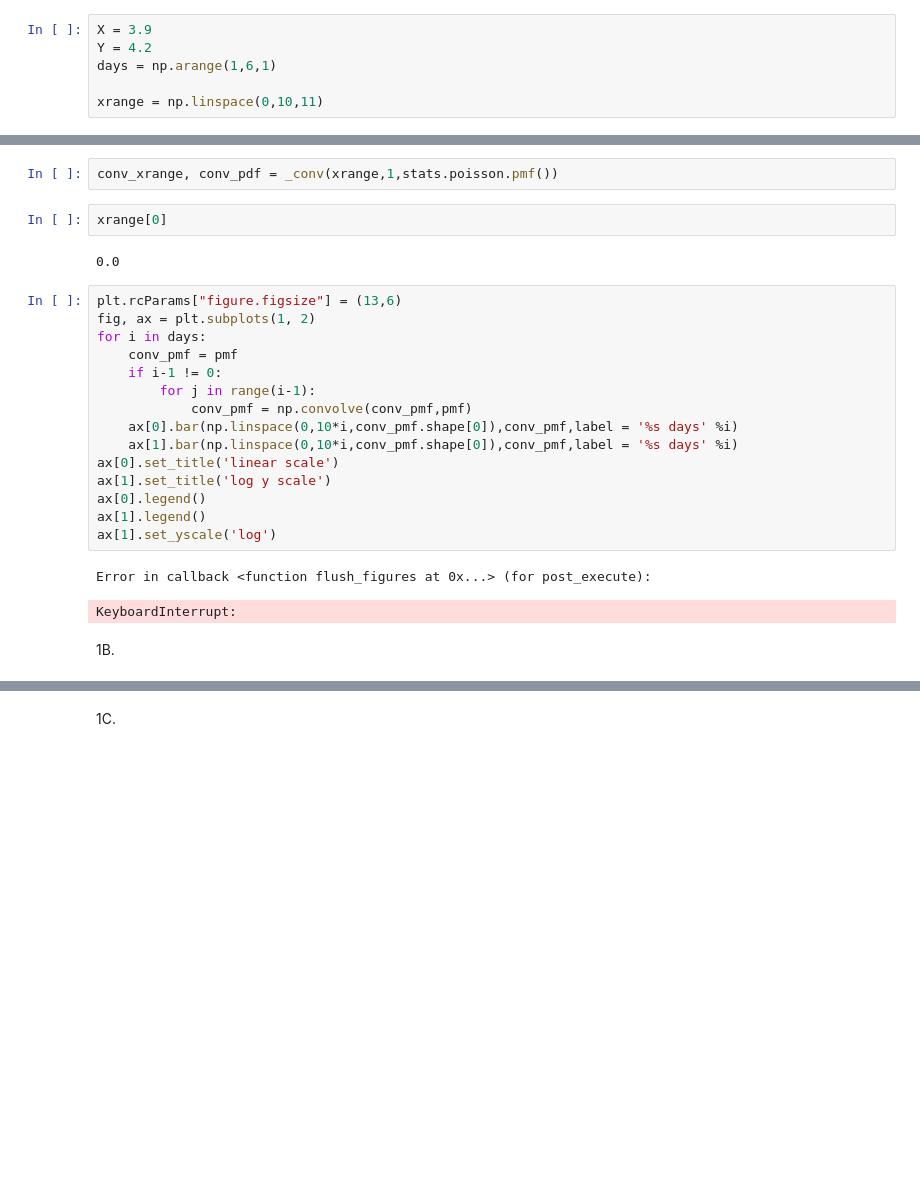
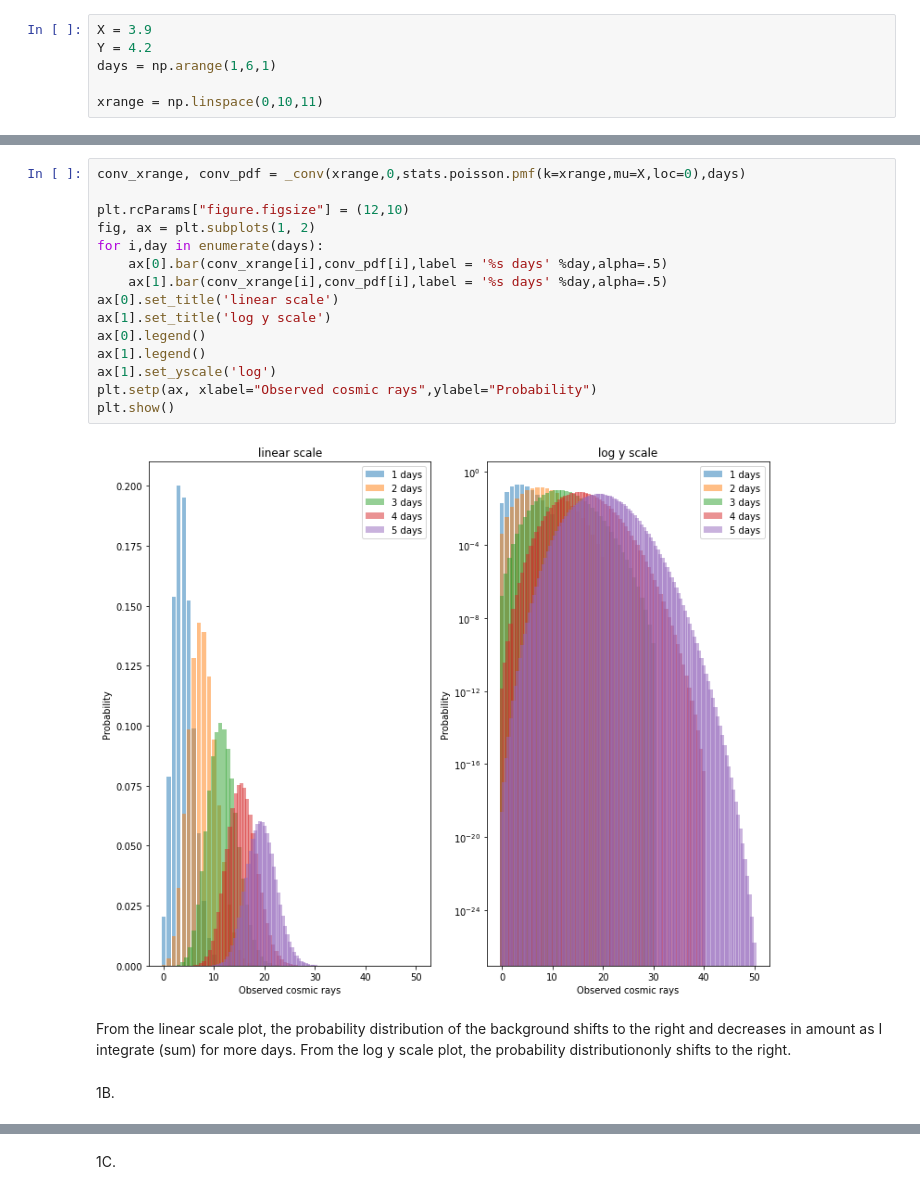
Before and after one commit to Noam-91/Advanced-Data-Analysis-Techniques-for-Large-Datasets, a Jupyter notebook: Lab#2.ipynb, the cells around one changed output, grey strips where cells are left out. Saved outputs shown, nothing was run; the diff lists cells and outputs as text; blank space fills up the shorter version.

```diff
--- a/Lab#2.ipynb
+++ b/Lab#2.ipynb
@@ -36,29 +36,24 @@ def _conv (xrange, sumOrAvg, pdf, times):
             ans_dist['conv_xrange'].append(conv_xrange)
             ans_dist['conv_pdf'].append(conv_pdf)
         return ans_dist['conv_xrange'], ans_dist['conv_pdf']
-# %%
-conv_xrange, conv_pdf = _conv(xrange,1,stats.poisson.pmf())
-# %%
-xrange[0]
-# %% [output]
-0.0
 # %%
-plt.rcParams["figure.figsize"] = (13,6)
+conv_xrange, conv_pdf = _conv(xrange,0,stats.poisson.pmf(k=xrange,mu=X,loc=0),days)
+
+plt.rcParams["figure.figsize"] = (12,10)
 fig, ax = plt.subplots(1, 2)
-for i in days:
-    conv_pmf = pmf
-    if i-1 != 0:
-        for j in range(i-1):
-            conv_pmf = np.convolve(conv_pmf,pmf)
-    ax[0].bar(np.linspace(0,10*i,conv_pmf.shape[0]),conv_pmf,label = '%s days' %i)
-    ax[1].bar(np.linspace(0,10*i,conv_pmf.shape[0]),conv_pmf,label = '%s days' %i)
+for i,day in enumerate(days):
+    ax[0].bar(conv_xrange[i],conv_pdf[i],label = '%s days' %day,alpha=.5)
+    ax[1].bar(conv_xrange[i],conv_pdf[i],label = '%s days' %day,alpha=.5)
 ax[0].set_title('linear scale')
 ax[1].set_title('log y scale')
 ax[0].legend()
 ax[1].legend()
 ax[1].set_yscale('log')
+plt.setp(ax, xlabel="Observed cosmic rays",ylabel="Probability")
+plt.show()
 # %% [output]
-Error in callback <function flush_figures at 0x...> (for post_execute):
-KeyboardInterrupt:
+[figure, added]
+# %% [markdown]
+From the linear scale plot, the probability distribution of the background shifts to the right and decreases in amount as I integrate (sum) for more days. From the log y scale plot, the probability distributiononly shifts to the right.
 # %% [markdown]
-1B.     <br>
+1B.
```
Also changed, not shown: parts of 6 cells of this notebook.
